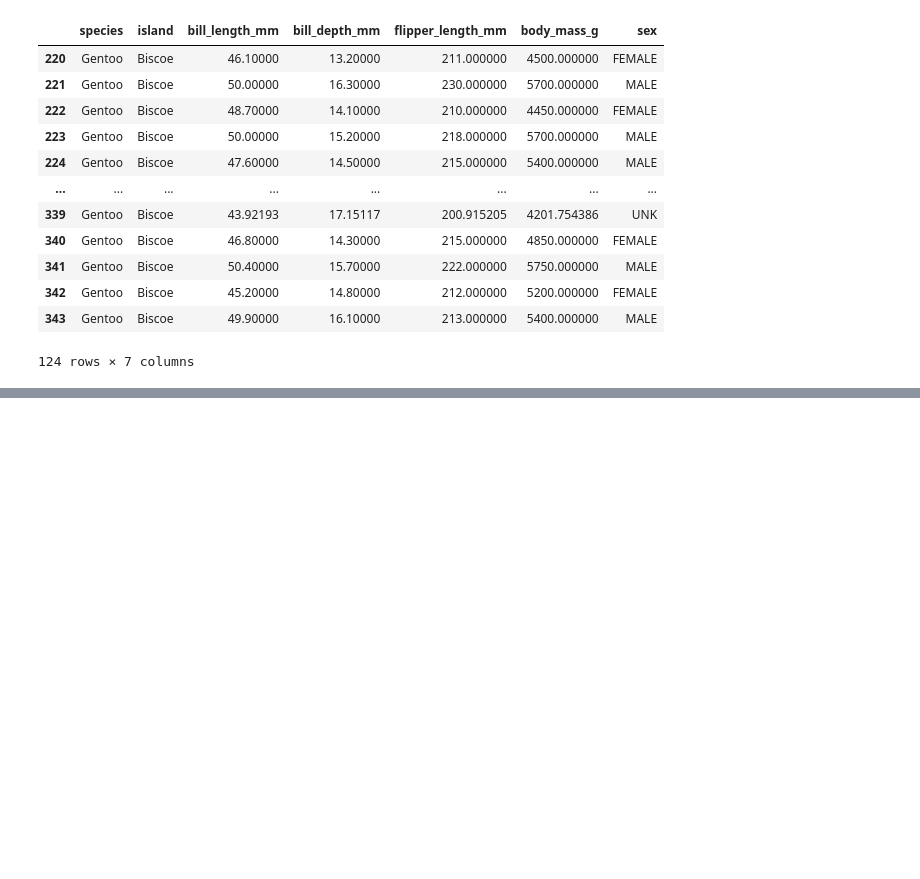
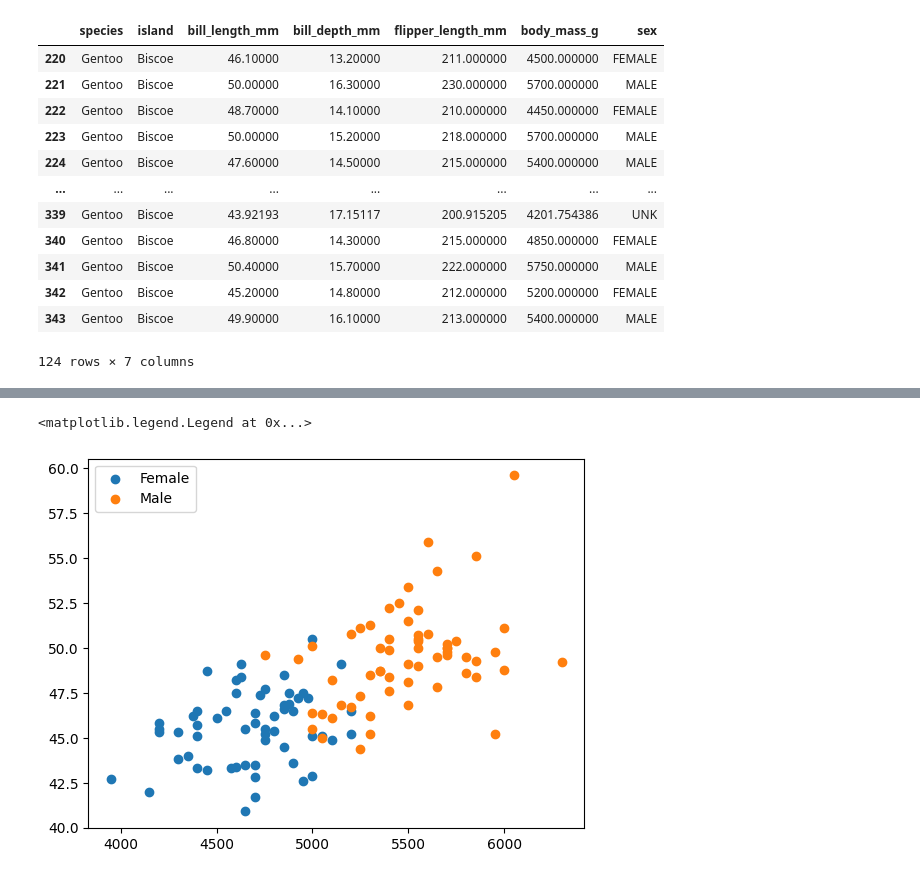
Before and after one commit to oliv-1990/Pandas_module_2, a Jupyter notebook: Week_2_Code_Along.ipynb, the cells around one changed output, grey strips where cells are left out. Cells and saved outputs as stored; diff of their text form; code cells hidden in the pictures; blank space fills up the shorter version.

```diff
--- a/Week_2_Code_Along.ipynb
+++ b/Week_2_Code_Along.ipynb
@@ -152,0 +160,7 @@ beefy_gentoo_df
+# %%
+plt.scatter(female_gentoo['body_mass_g'],female_gentoo['bill_length_mm'],label='Female')
+plt.scatter(male_gentoo['body_mass_g'],male_gentoo['bill_length_mm'],label='Male')
+plt.legend()
+# %% [output]
+<matplotlib.legend.Legend at 0x...>
+[figure, added]
```
Also changed, not shown: parts of 5 cells of this notebook.
